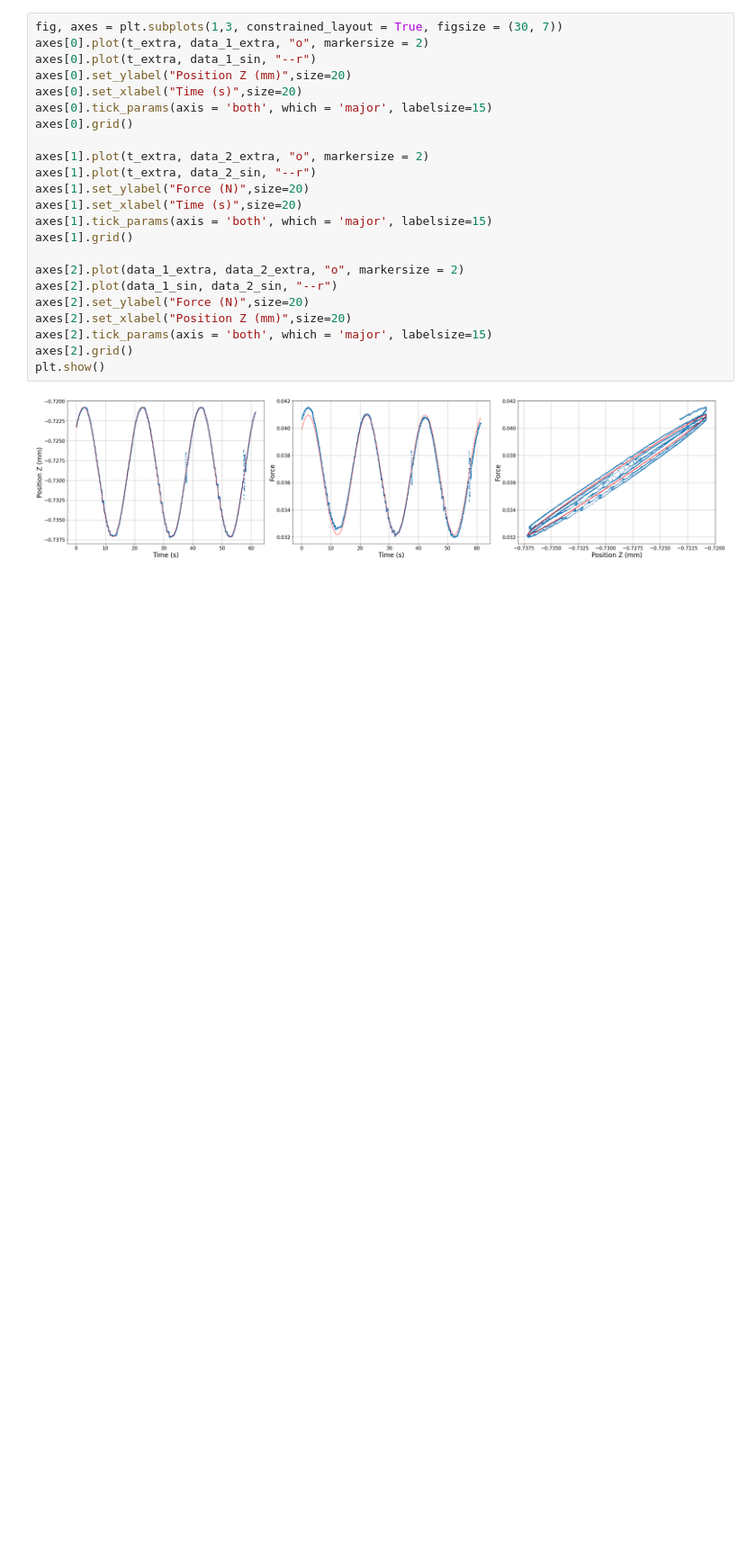
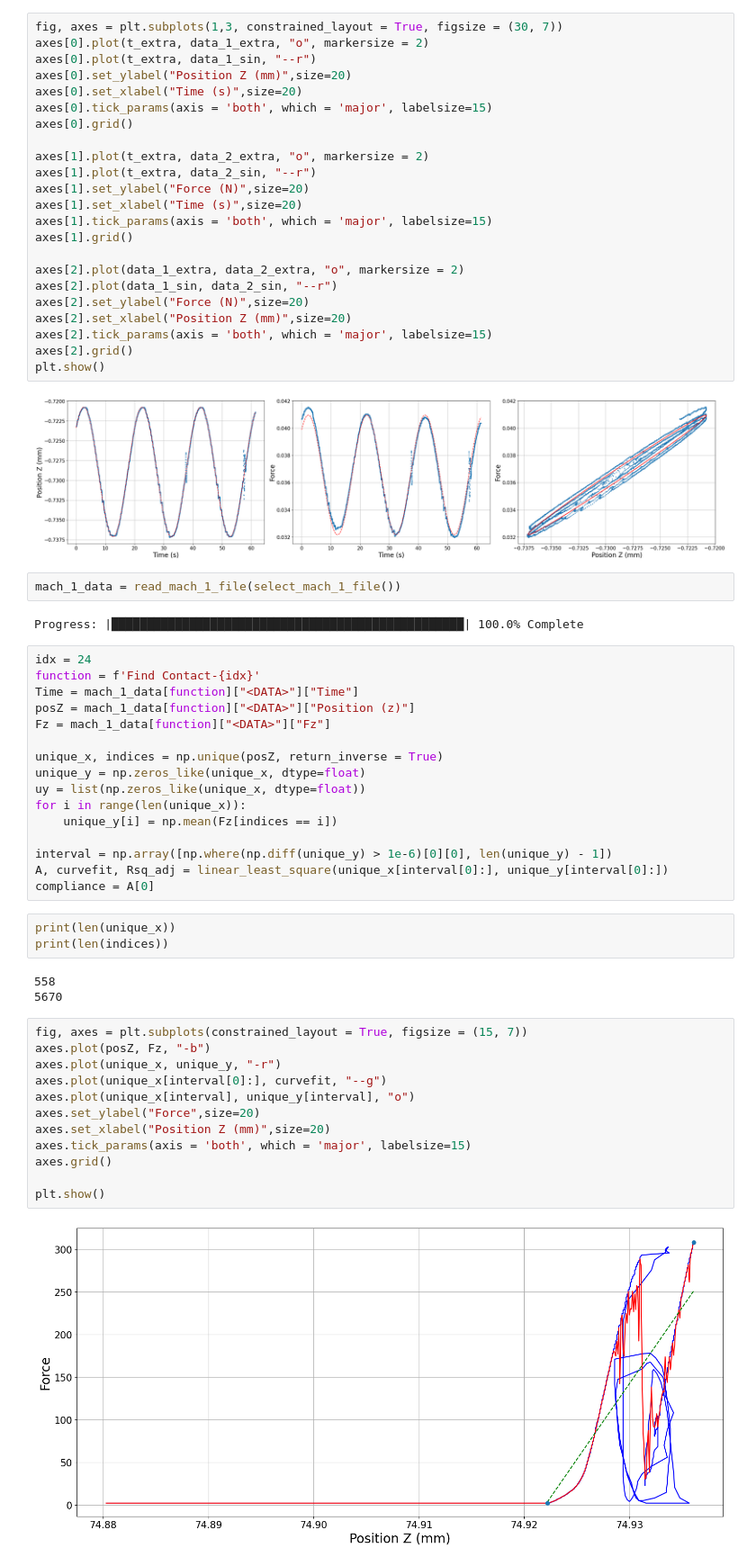
Before and after one commit to RenatoC322/Biomomentum-functions, a Jupyter notebook: functions/testing_notebook.ipynb, the cells around one changed output. Shown at 90% size. Cells and saved outputs as stored; diff of their text form; blank space fills up the shorter version.

Commit message:
Start adding compliance correction

```diff
--- a/functions/testing_notebook.ipynb
+++ b/functions/testing_notebook.ipynb
@@ -59,3 +59,43 @@ axes[2].grid()
 plt.show()
 # %% [output]
 [figure]
+# %%
+mach_1_data = read_mach_1_file(select_mach_1_file())
+# %% [output]
+Progress: |██████████████████████████████████████████████████| 100.0% Complete
+# %%
+idx = 24
+function = f'Find Contact-{idx}'
+Time = mach_1_data[function]["<DATA>"]["Time"]
+posZ = mach_1_data[function]["<DATA>"]["Position (z)"]
+Fz = mach_1_data[function]["<DATA>"]["Fz"]
+
+unique_x, indices = np.unique(posZ, return_inverse = True)
+unique_y = np.zeros_like(unique_x, dtype=float)
+uy = list(np.zeros_like(unique_x, dtype=float))
+for i in range(len(unique_x)):
+    unique_y[i] = np.mean(Fz[indices == i])
+
+interval = np.array([np.where(np.diff(unique_y) > 1e-6)[0][0], len(unique_y) - 1])
+A, curvefit, Rsq_adj = linear_least_square(unique_x[interval[0]:], unique_y[interval[0]:])
+compliance = A[0]
+# %%
+print(len(unique_x))
+print(len(indices))
+# %% [output]
+558
+5670
+# %%
+fig, axes = plt.subplots(constrained_layout = True, figsize = (15, 7))
+axes.plot(posZ, Fz, "-b")
+axes.plot(unique_x, unique_y, "-r")
+axes.plot(unique_x[interval[0]:], curvefit, "--g")
+axes.plot(unique_x[interval], unique_y[interval], "o")
+axes.set_ylabel("Force",size=20)
+axes.set_xlabel("Position Z (mm)",size=20)
+axes.tick_params(axis = 'both', which = 'major', labelsize=15)
+axes.grid()
+
+plt.show()
+# %% [output]
+[figure, added]
```
Also changed, not shown: parts of 3 cells of this notebook, 1 other file.
